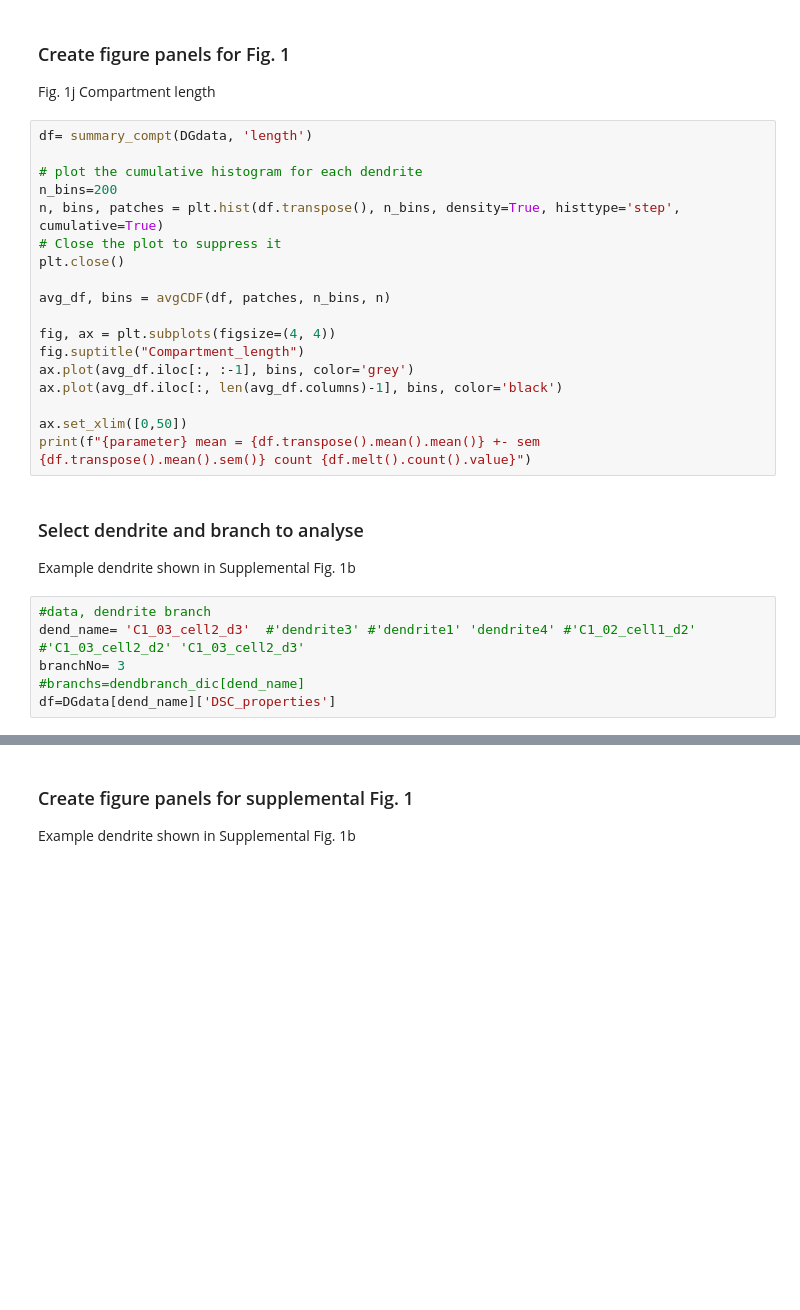
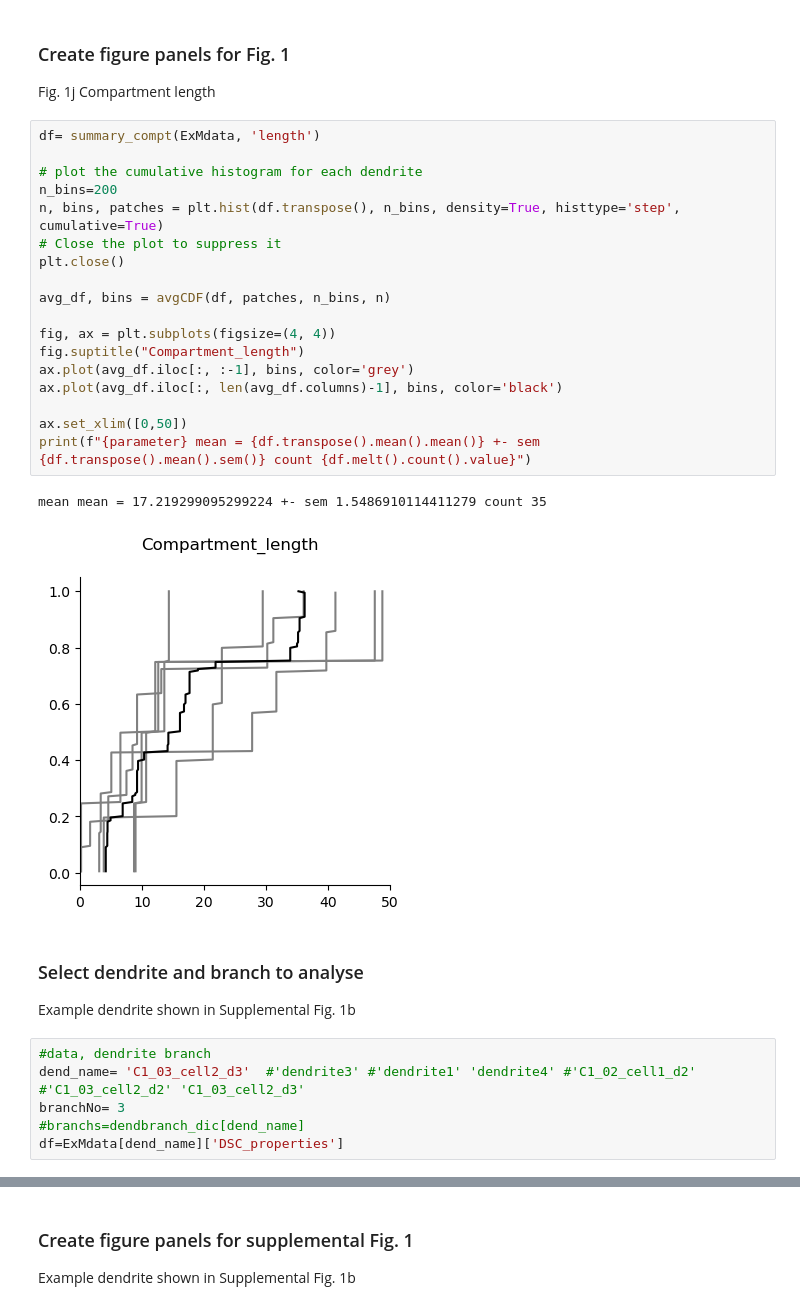
Before and after one commit to tonykelly00/DSC_morphology_pipeline, a Jupyter notebook: notebooks/ExM_analysis.ipynb, the cells around one changed output, grey strips where cells are left out. Cells and saved outputs as stored; diff of their text form; blank space fills up the shorter version.

```diff
--- a/notebooks/ExM_analysis.ipynb
+++ b/notebooks/ExM_analysis.ipynb
@@ -156,23 +158,26 @@ print(f"{parameter} mean = {df.transpose().mean().mean()} +- sem {df.transpose()
 ### Create figure panels for Fig. 1
 Fig. 1j Compartment length
 # %%
-df= summary_compt(DGdata, 'length')
+df= summary_compt(ExMdata, 'length')
 
 # plot the cumulative histogram for each dendrite
 n_bins=200
 n, bins, patches = plt.hist(df.transpose(), n_bins, density=True, histtype='step', cumulative=True)
 # Close the plot to suppress it
 plt.close()
 
 avg_df, bins = avgCDF(df, patches, n_bins, n)
 
 fig, ax = plt.subplots(figsize=(4, 4))
 fig.suptitle("Compartment_length")
 ax.plot(avg_df.iloc[:, :-1], bins, color='grey')
 ax.plot(avg_df.iloc[:, len(avg_df.columns)-1], bins, color='black')
 
 ax.set_xlim([0,50])
 print(f"{parameter} mean = {df.transpose().mean().mean()} +- sem {df.transpose().mean().sem()} count {df.melt().count().value}")
+# %% [output]
+mean mean = 17.219299095299224 +- sem 1.5486910114411279 count 35
+[figure, added]
 # %% [markdown]
 ### Select dendrite and branch to analyse
 Example dendrite shown in Supplemental Fig. 1b
@@ -181,5 +186,5 @@ Example dendrite shown in Supplemental Fig. 1b
 dend_name= 'C1_03_cell2_d3'  #'dendrite3' #'dendrite1' 'dendrite4' #'C1_02_cell1_d2'   #'C1_03_cell2_d2' 'C1_03_cell2_d3'
 branchNo= 3
 #branchs=dendbranch_dic[dend_name]
-df=DGdata[dend_name]['DSC_properties']
+df=ExMdata[dend_name]['DSC_properties']
 # %%
```
Also changed, not shown: parts of 17 cells of this notebook, 6 other files.
